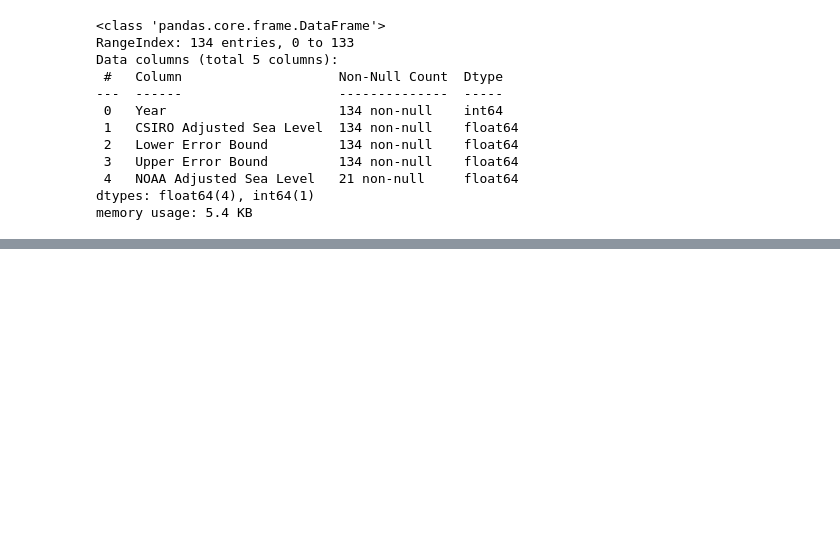
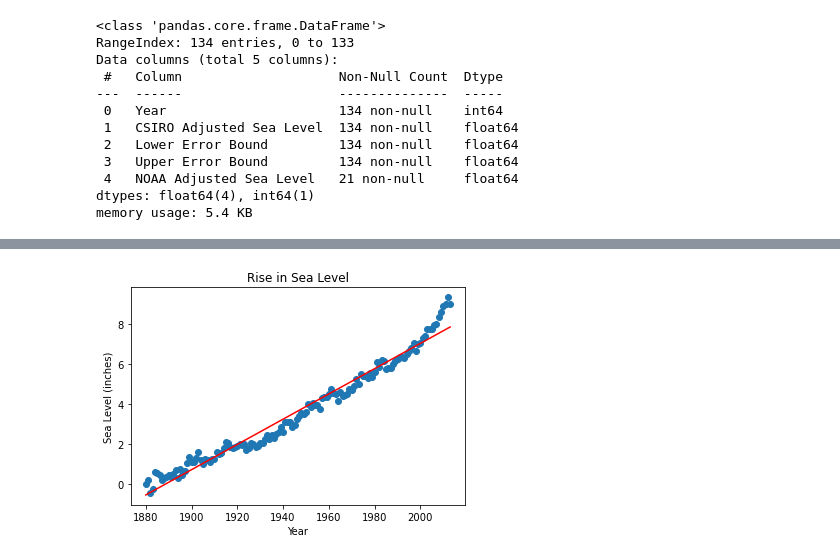
Before and after one commit to dr-rompecabezas/sea-level-predictor, a Jupyter notebook: sea-level-predictor.ipynb, the cells around one changed output, grey strips where cells are left out. Saved outputs shown, nothing was run; the diff lists cells and outputs as text; code cells hidden in the pictures; blank space fills up the shorter version.

```diff
--- a/sea-level-predictor.ipynb
+++ b/sea-level-predictor.ipynb
@@ -93,0 +95,16 @@ df['NOAA Adjusted Sea Level'].plot.box()
+# %%
+res = linregress(x, y)
+# %%
+plt.scatter(x, y)
+
+plt.plot(x, res.intercept + res.slope*x, 'r')
+
+plt.title('Rise in Sea Level')
+
+plt.xlabel('Year')
+
+plt.ylabel('Sea Level (inches)')
+
+plt.show()
+# %% [output]
+[figure, added]
```
Also changed, not shown: parts of 21 cells of this notebook, 2 other files.
